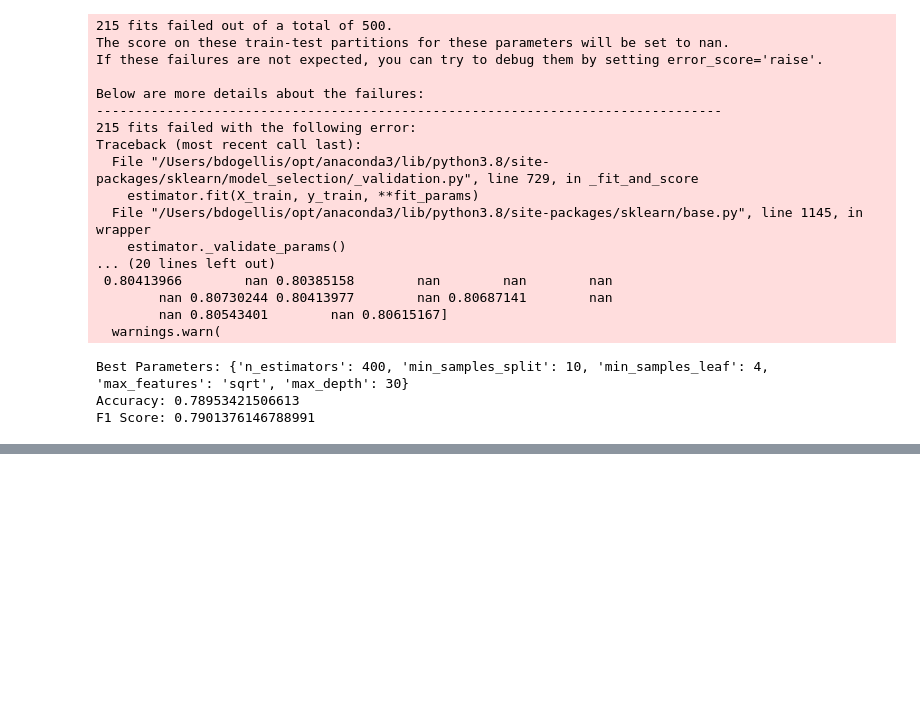
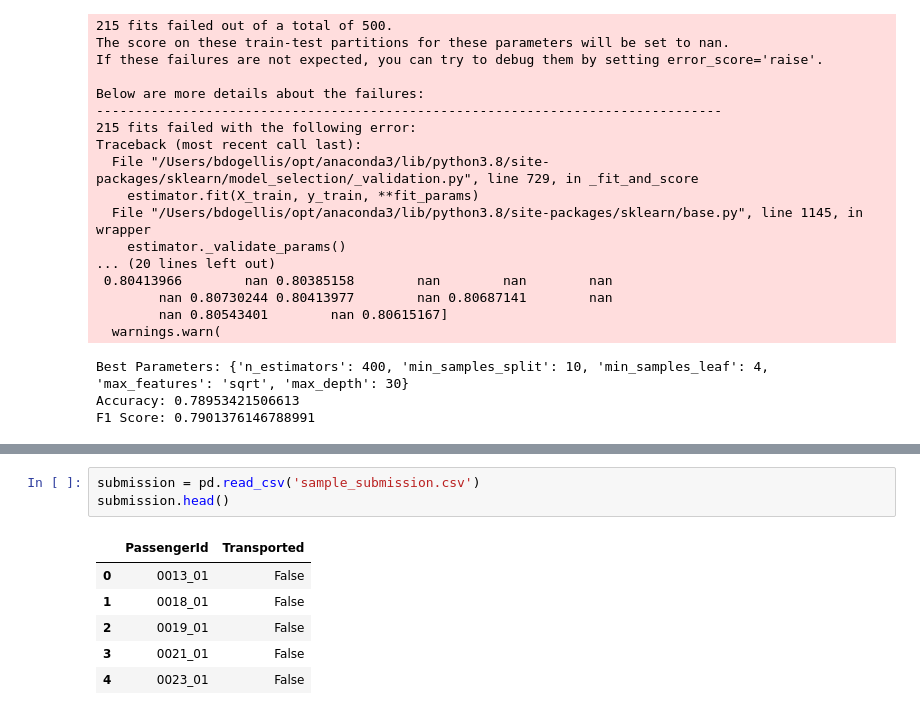
Before and after one commit to brianellis1997/Spaceship-Titanic, a Jupyter notebook: spaceship-titanic/Work.ipynb, the cells around one changed output, grey strips where cells are left out. Cells and saved outputs as stored; diff of their text form; blank space fills up the shorter version.

```diff
--- a/spaceship-titanic/Work.ipynb
+++ b/spaceship-titanic/Work.ipynb
@@ -1476,0 +1639,10 @@ F1 Score: 0.7901376146788991
+# %%
+submission = pd.read_csv('sample_submission.csv')
+submission.head()
+# %% [output]
+|  | PassengerId | Transported |
+| 0 | 0013_01 | False |
+| 1 | 0018_01 | False |
+| 2 | 0019_01 | False |
+| 3 | 0021_01 | False |
+| 4 | 0023_01 | False |
```
Also changed, not shown: parts of 13 cells of this notebook, 1 other file.
